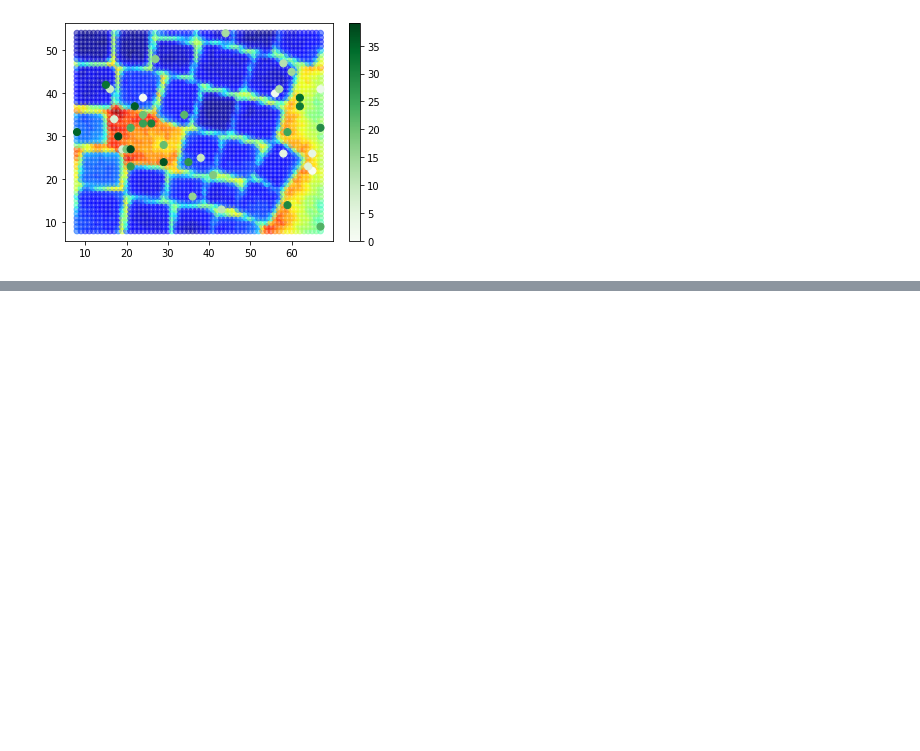
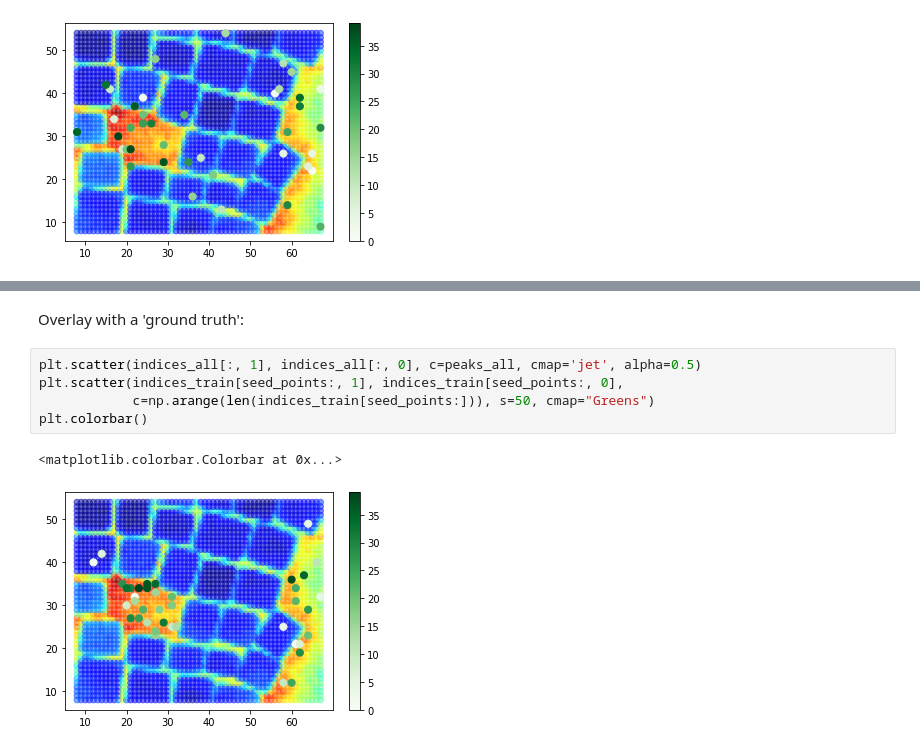
Before and after one commit to ziatdinovmax/gpax, a Jupyter notebook: examples/gpax_viDKL_plasmons.ipynb, the cells around one changed output, grey strips where cells are left out. Saved outputs shown, nothing was run; the diff lists cells and outputs as text; blank space fills up the shorter version.

```diff
--- a/examples/gpax_viDKL_plasmons.ipynb
+++ b/examples/gpax_viDKL_plasmons.ipynb
@@ -301,0 +368,10 @@ Looks like it did a pretty good job identifying the regions where a physical beh
+# %% [markdown]
+Overlay with a 'ground truth':
+# %%
+plt.scatter(indices_all[:, 1], indices_all[:, 0], c=peaks_all, cmap='jet', alpha=0.5)
+plt.scatter(indices_train[seed_points:, 1], indices_train[seed_points:, 0],
+            c=np.arange(len(indices_train[seed_points:])), s=50, cmap="Greens")
+plt.colorbar()
+# %% [output]
+<matplotlib.colorbar.Colorbar at 0x...>
+[figure, added]
```
Also changed, not shown: parts of 7 cells of this notebook.
